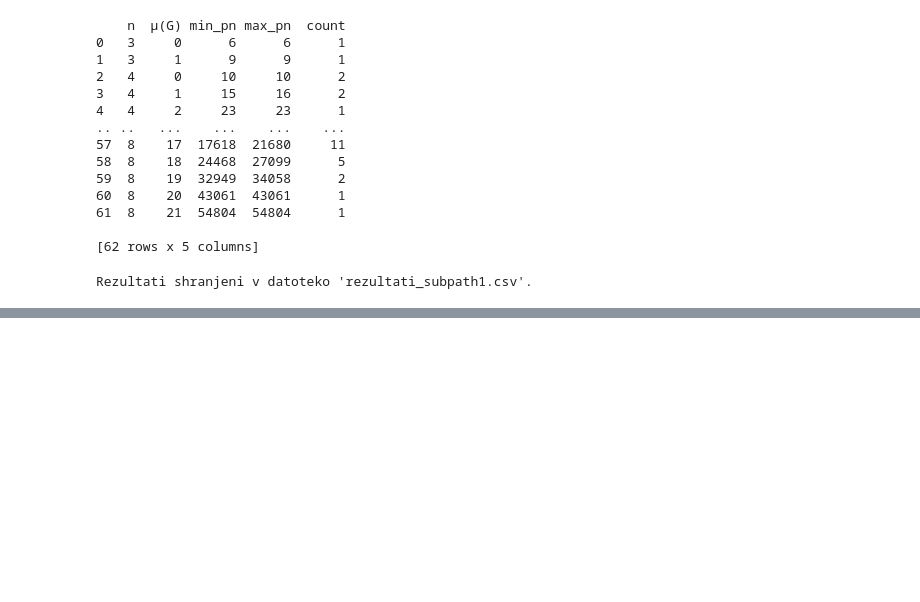
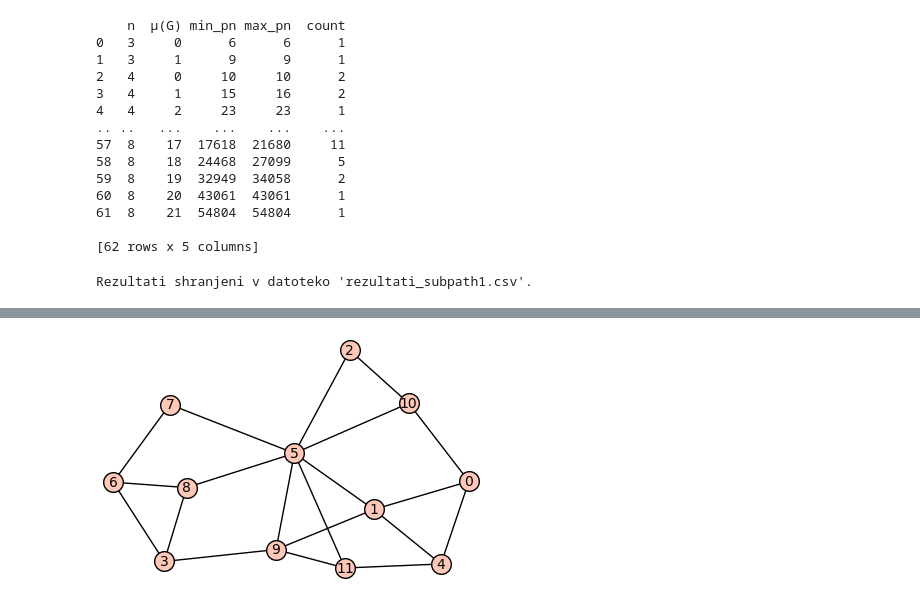
Before and after one commit to jan-maradin/Subpath-number-prescribed-cyclomatic-number, a Jupyter notebook: glavno.ipynb, the cells around one changed output, grey strips where cells are left out. Cells and saved outputs as stored; diff of their text form; code cells hidden in the pictures; blank space fills up the shorter version.

```diff
--- a/glavno.ipynb
+++ b/glavno.ipynb
@@ -454,0 +598,12 @@ Rezultati shranjeni v datoteko 'rezultati_subpath1.csv'.
+# %%
+def random_connected_graph(n, m):
+    while True:
+        G = graphs.RandomGNM(n, m)
+        if G.is_connected():
+            return G
+
+
+G = random_connected_graph(12, 20)   # 12 vozlišč, 20 povezav
+G.show()
+# %% [output]
+[figure, added]
```
Also changed, not shown: parts of 2 cells of this notebook, 2 other files.
